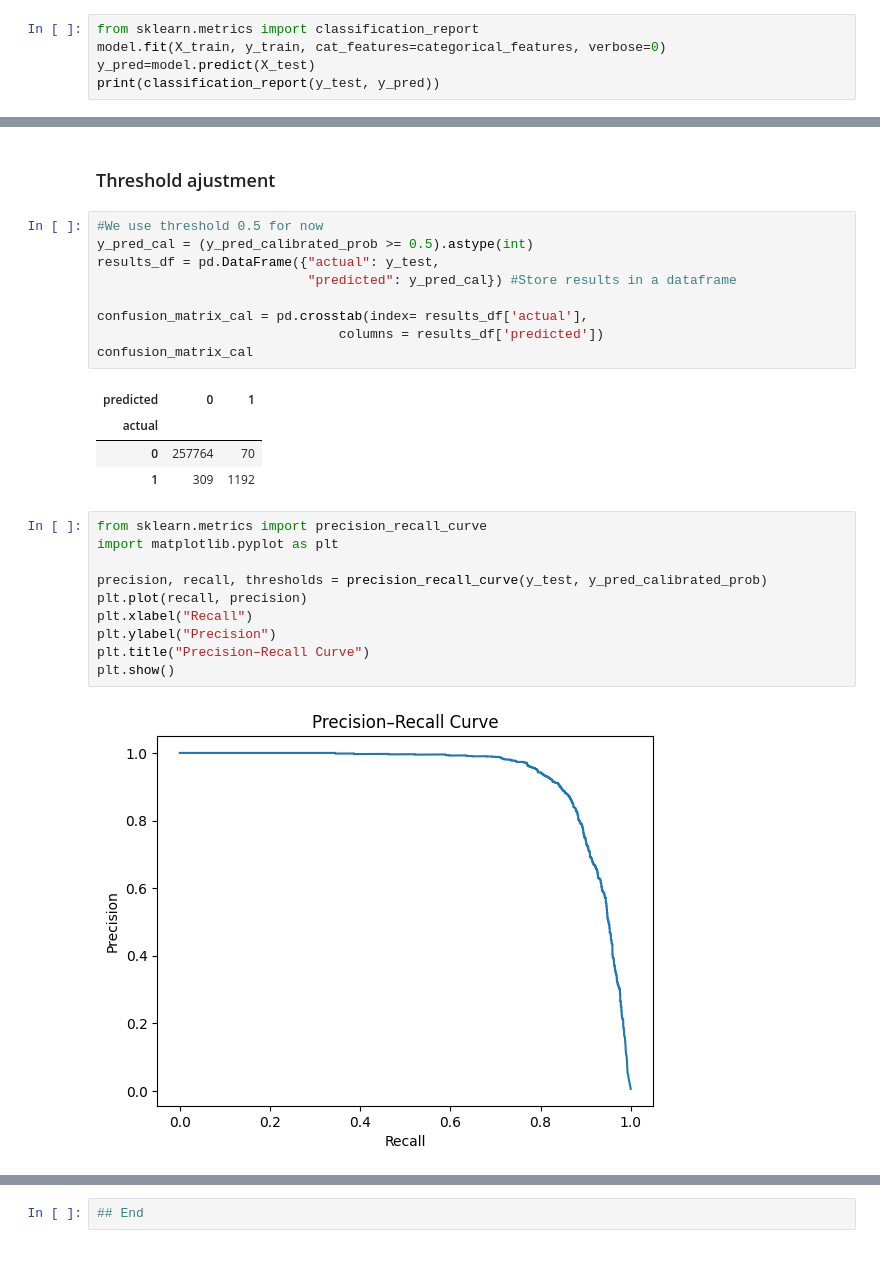
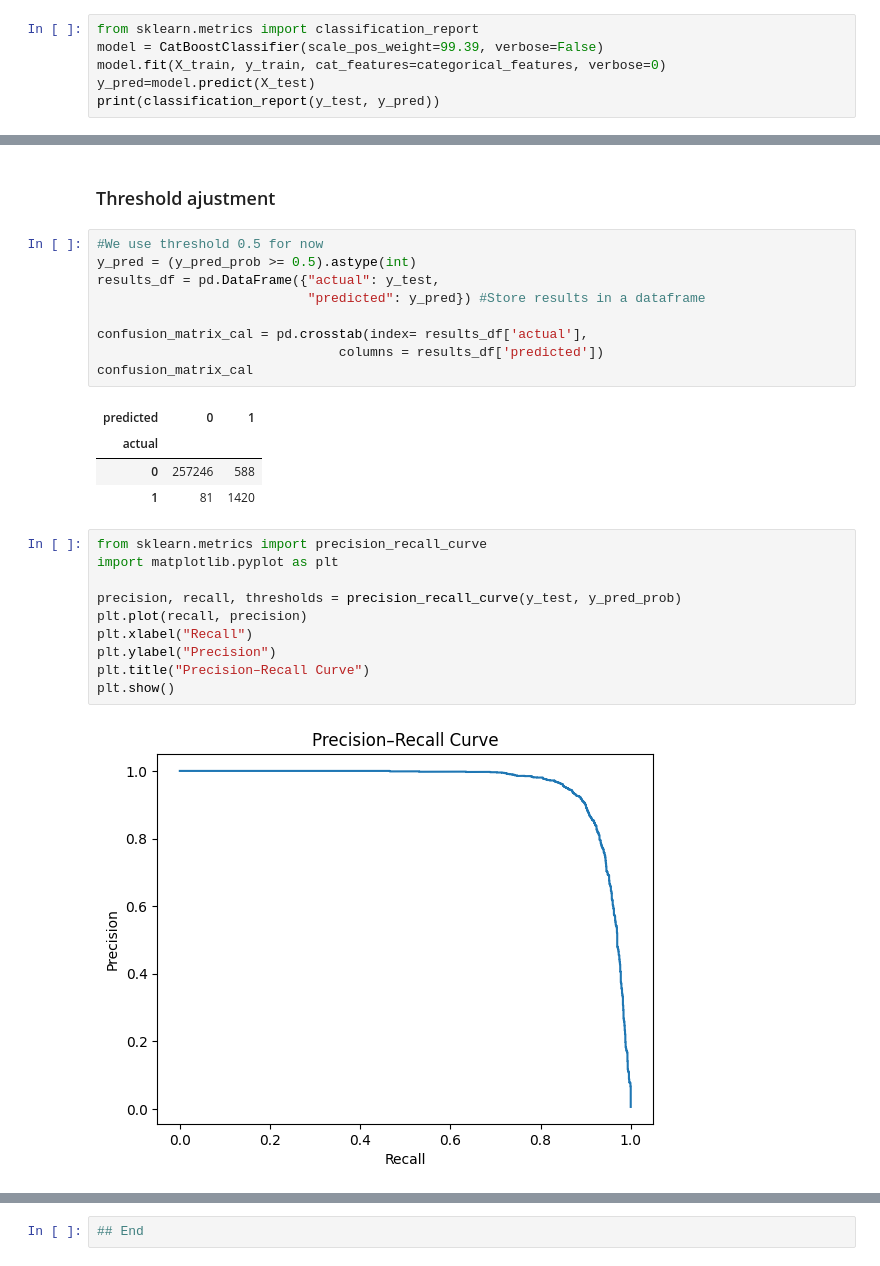
Before and after one commit to shailendraveerasamy/Project-AI-Financial-Risk-Management, a Jupyter notebook: notebooks/CatBoostClassifier_newdata.ipynb, the cells around one changed output, grey strips where cells are left out. Saved outputs shown, nothing was run; the diff lists cells and outputs as text.

Commit message:
Add threshold ajustment

```diff
--- a/notebooks/CatBoostClassifier_newdata.ipynb
+++ b/notebooks/CatBoostClassifier_newdata.ipynb
@@ -201,5 +235,6 @@ from sklearn.model_selection import cross_validate
 # %%
 from sklearn.metrics import classification_report
+model = CatBoostClassifier(scale_pos_weight=99.39, verbose=False)
 model.fit(X_train, y_train, cat_features=categorical_features, verbose=0)
 y_pred=model.predict(X_test)
 print(classification_report(y_test, y_pred))
@@ -294,9 +291,9 @@ print("PR-AUC:", pr_auc)
 ### Threshold ajustment
 # %%
 #We use threshold 0.5 for now
-y_pred_cal = (y_pred_calibrated_prob >= 0.5).astype(int)
+y_pred = (y_pred_prob >= 0.5).astype(int)
 results_df = pd.DataFrame({"actual": y_test,
-                           "predicted": y_pred_cal}) #Store results in a dataframe
+                           "predicted": y_pred}) #Store results in a dataframe
 
 confusion_matrix_cal = pd.crosstab(index= results_df['actual'],
                                columns = results_df['predicted'])
@@ -304,19 +301,19 @@ confusion_matrix_cal
 # %% [output]
 | predicted | 0 | 1 |
 | actual |  |  |
-| 0 | 257764 | 70 |
-| 1 | 309 | 1192 |
+| 0 | 257246 | 588 |
+| 1 | 81 | 1420 |
 # %%
 from sklearn.metrics import precision_recall_curve
 import matplotlib.pyplot as plt
 
-precision, recall, thresholds = precision_recall_curve(y_test, y_pred_calibrated_prob)
+precision, recall, thresholds = precision_recall_curve(y_test, y_pred_prob)
 plt.plot(recall, precision)
 plt.xlabel("Recall")
 plt.ylabel("Precision")
 plt.title("Precision–Recall Curve")
 plt.show()
 # %% [output]
-[figure, old version]
+[figure, new version]
 # %%
 #Make final predictions using an optimal threshold (we do optimization manually)
```
Also changed, not shown: parts of 15 cells of this notebook.
